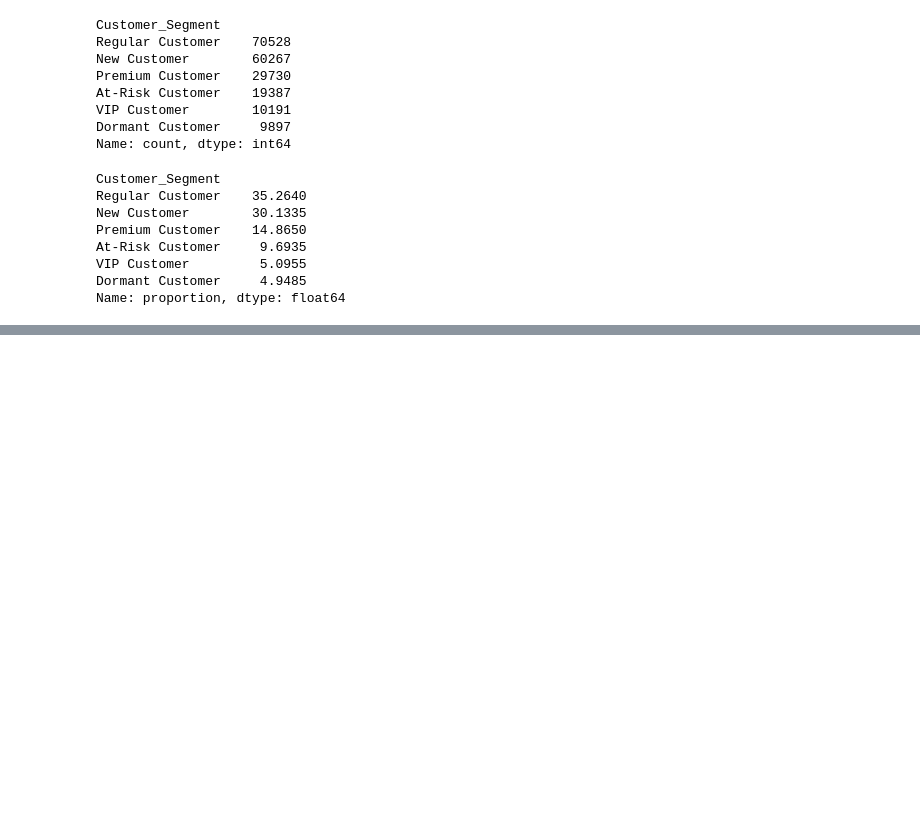
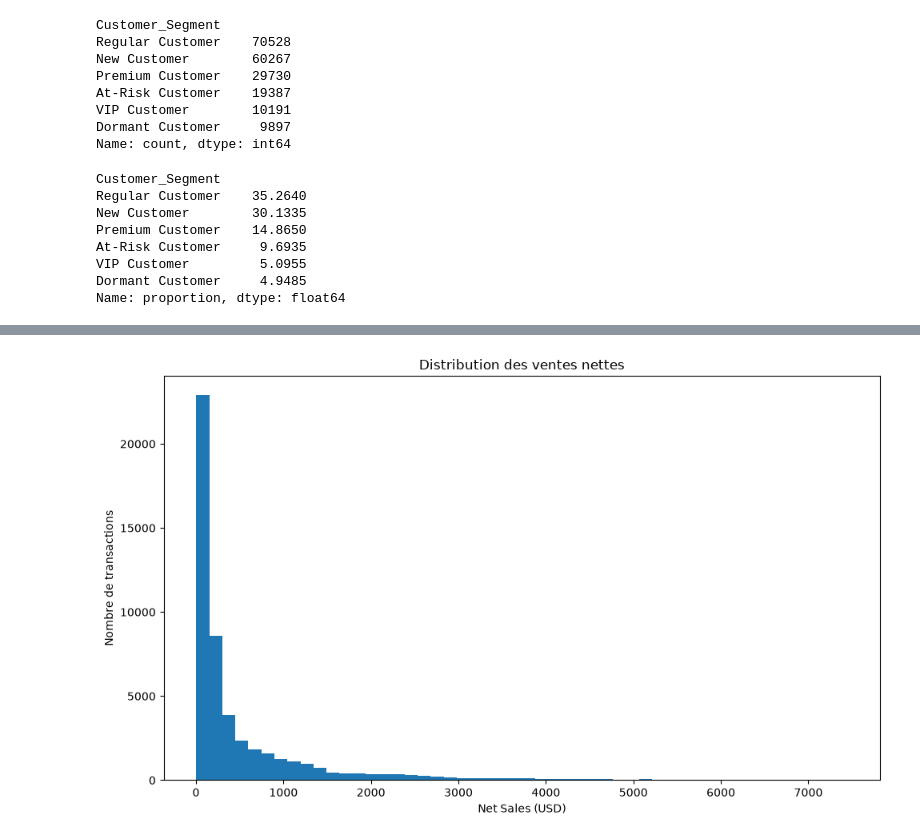
Before and after one commit to birouaineismail/ecommerce-data-visualization, a Jupyter notebook: notebook/ecommerce_analysis.ipynb, the cells around one changed output, grey strips where cells are left out. Drawn from its saved outputs; the diff is of its cells as text; code cells hidden in the pictures; blank space fills up the shorter version.

```diff
--- a/notebook/ecommerce_analysis.ipynb
+++ b/notebook/ecommerce_analysis.ipynb
@@ -226,0 +395,16 @@ Name: proportion, dtype: float64
+# %%
+plt.figure(figsize=(10, 6))
+
+plt.hist(
+    sample_df["Net_Sales_USD"],
+    bins=50
+)
+
+plt.title("Distribution des ventes nettes")
+plt.xlabel("Net Sales (USD)")
+plt.ylabel("Nombre de transactions")
+
+plt.tight_layout()
+plt.show()
+# %% [output]
+[figure, added]
```
Also changed, not shown: parts of 60 cells of this notebook, 2 other files.
